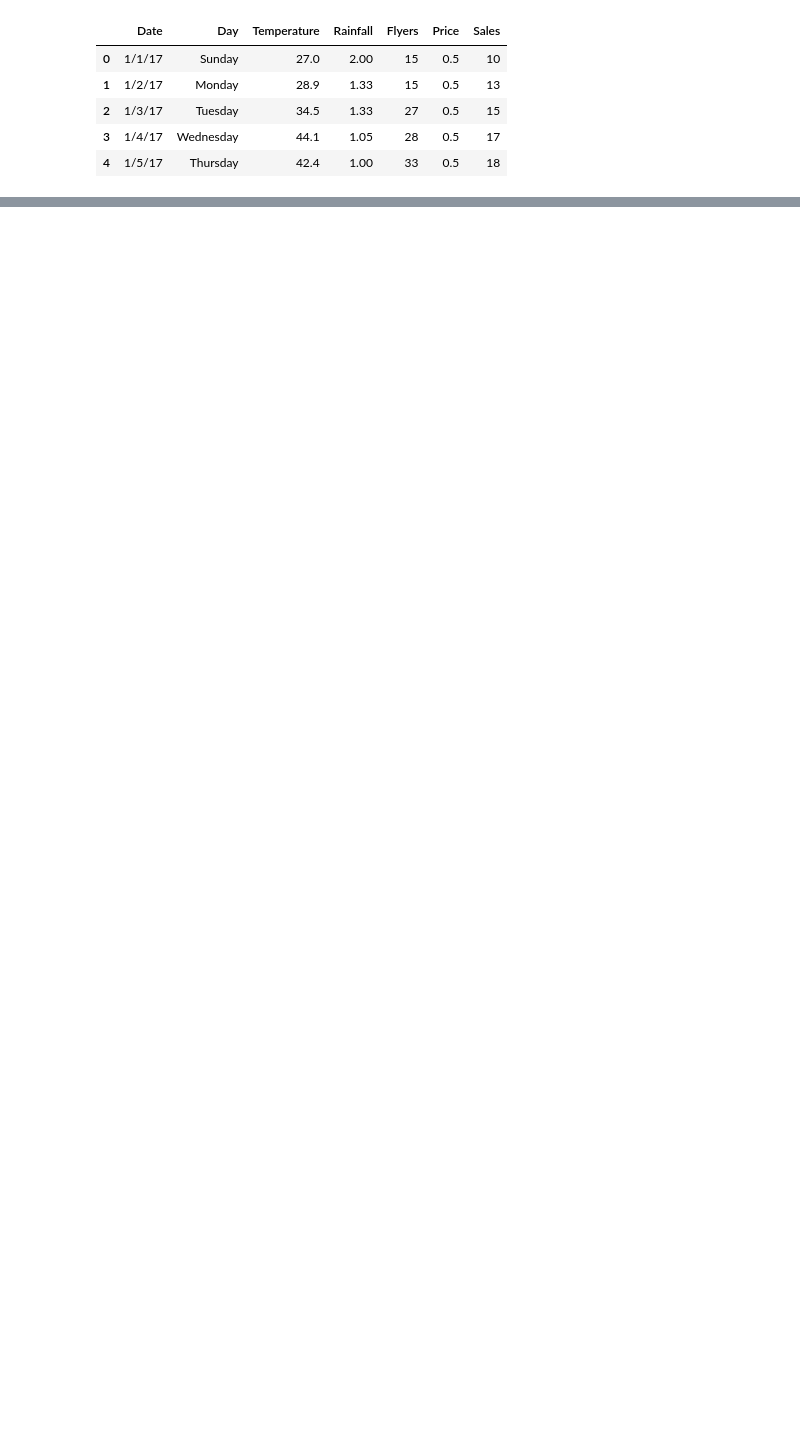
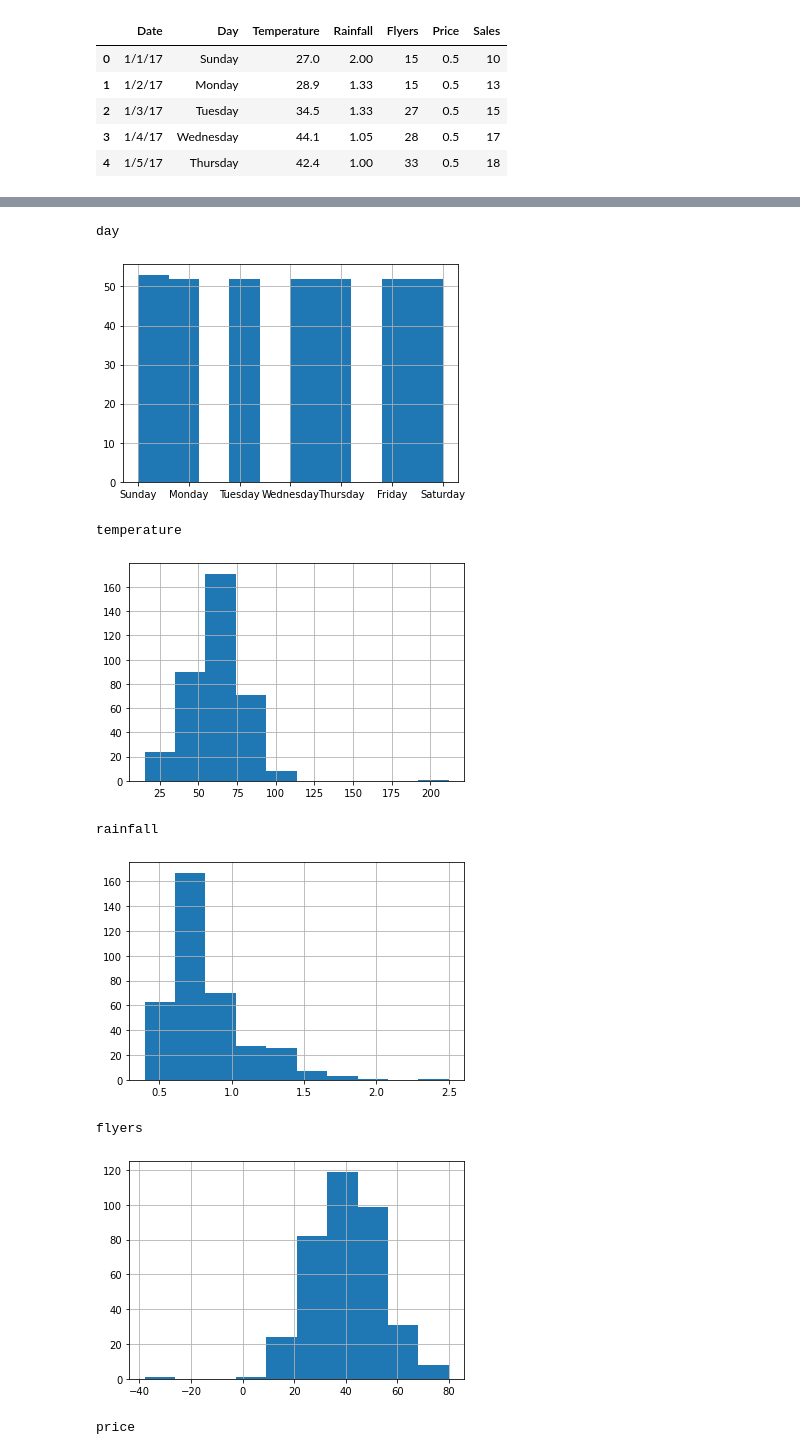
Before and after one commit to OKPTaylor/anomaly-detection-exercises, a Jupyter notebook: continuous_probabilistic_methods.ipynb, the cells around one changed output, grey strips where cells are left out. Drawn from its saved outputs; the diff is of its cells as text; code cells hidden in the pictures; blank space fills up the shorter version.

```diff
--- a/continuous_probabilistic_methods.ipynb
+++ b/continuous_probabilistic_methods.ipynb
@@ -32,3 +32,10 @@ df.head()
 | 2 | 1/3/17 | Tuesday | 34.5 | 1.33 | 27 | 0.5 | 15 |
 | 3 | 1/4/17 | Wednesday | 44.1 | 1.05 | 28 | 0.5 | 17 |
 | 4 | 1/5/17 | Thursday | 42.4 | 1.00 | 33 | 0.5 | 18 |
+# %%
+#fix names
+df.columns = df.columns.str.lower()
+# %%
+#set date to datetime and set as index
+df.date = df.date.astype('datetime64')
+df = df.set_index('date')
@@ -34,0 +58,10 @@ df.head()
+# %%
+#use IQR range rule to find outliers using a multiplier of 1.5 with a markdown table
+for col in df.columns[1:]:
+    print(col)
+
+    lower_fence, upper_fence = get_lower_and_upper_bounds(df[col])
+    print (df[col][(df[col] < lower_fence)].to_markdown())
+    print('-----------------')
+    print (df[col][df[col] > upper_fence].to_markdown())
+    print('-----------------')
@@ -34,0 +86,17 @@ df.head()
+# %%
+#Using sigma rule to find outliers
+#first find the columns that are normally distributed by plotting a histogram
+for col in df.columns:
+    print(col)
+    df[col].hist()
+    plt.show()
+# %% [output]
+day
+[figure, added]
+temperature
+[figure, added]
+rainfall
+[figure, added]
+flyers
+[figure, added]
+price
```
Also changed, not shown: parts of 4 cells of this notebook.
